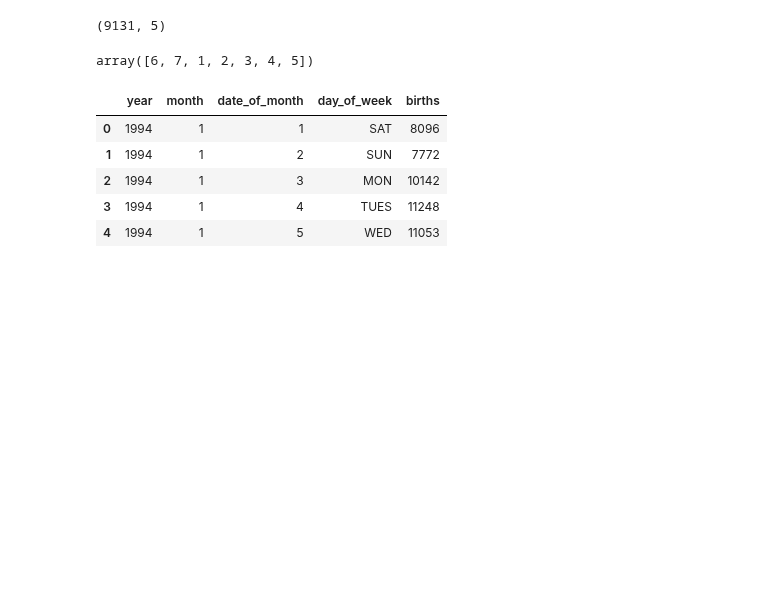
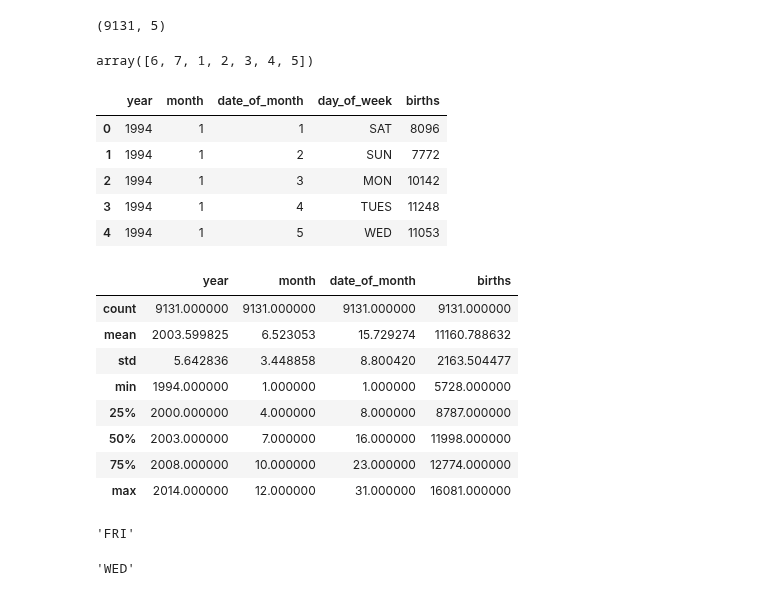
Before and after one commit to Edudeiko/DS-Unit-1-Sprint-2-Data-Wrangling-and-Storytelling, a Jupyter notebook: module3-make-explanatory-visualizations/Evgenii_Dudeiko_DSPT3_123_Make_Explanatory_Visualizations_Assignment.ipynb, the cells around one changed output. Cells and saved outputs as stored; diff of their text form; code cells hidden in the pictures; blank space fills up the shorter version.

```diff
--- a/module3-make-explanatory-visualizations/Evgenii_Dudeiko_DSPT3_123_Make_Explanatory_Visualizations_Assignment.ipynb
+++ b/module3-make-explanatory-visualizations/Evgenii_Dudeiko_DSPT3_123_Make_Explanatory_Visualizations_Assignment.ipynb
@@ -451,3 +453,23 @@ df_man.head()
 | 4 | 1994 | 1 | 5 | WED | 11053 |
 # %%
 # df_man['year']
+# %%
+df_man.describe()
+# %% [output]
+|  | year | month | date_of_month | births |
+| count | 9131.000000 | 9131.000000 | 9131.000000 | 9131.000000 |
+| mean | 2003.599825 | 6.523053 | 15.729274 | 11160.788632 |
+| std | 5.642836 | 3.448858 | 8.800420 | 2163.504477 |
+| min | 1994.000000 | 1.000000 | 1.000000 | 5728.000000 |
+| 25% | 2000.000000 | 4.000000 | 8.000000 | 8787.000000 |
+| 50% | 2003.000000 | 7.000000 | 16.000000 | 11998.000000 |
+| 75% | 2008.000000 | 10.000000 | 23.000000 | 12774.000000 |
+| max | 2014.000000 | 12.000000 | 31.000000 | 16081.000000 |
+# %%
+df_man['day_of_week'].min()
+# %% [output]
+'FRI'
+# %%
+df_man['day_of_week'].max()
+# %% [output]
+'WED'
```
Also changed, not shown: parts of 7 cells of this notebook.
